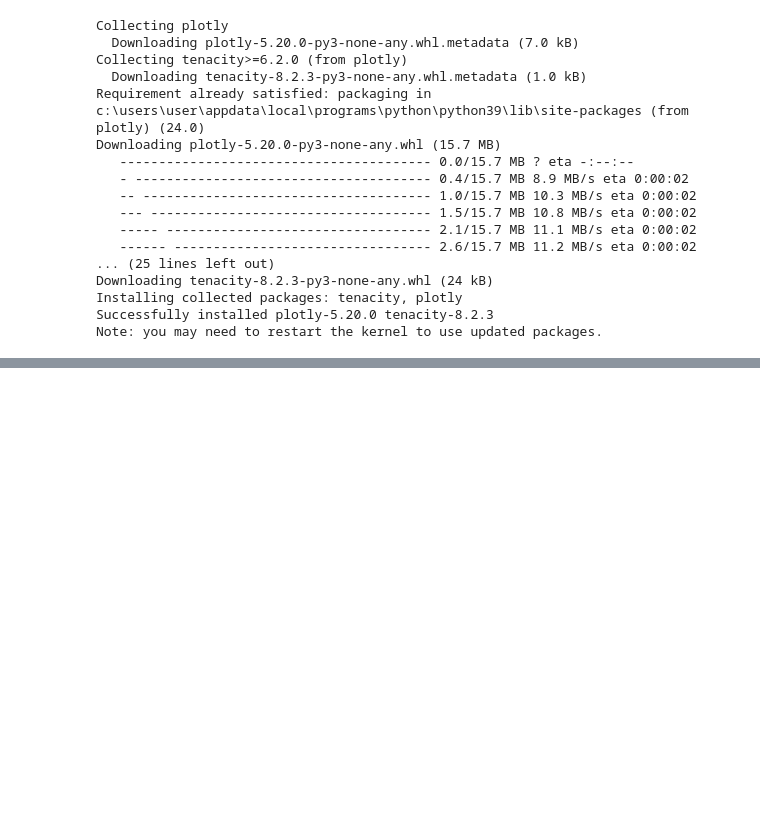
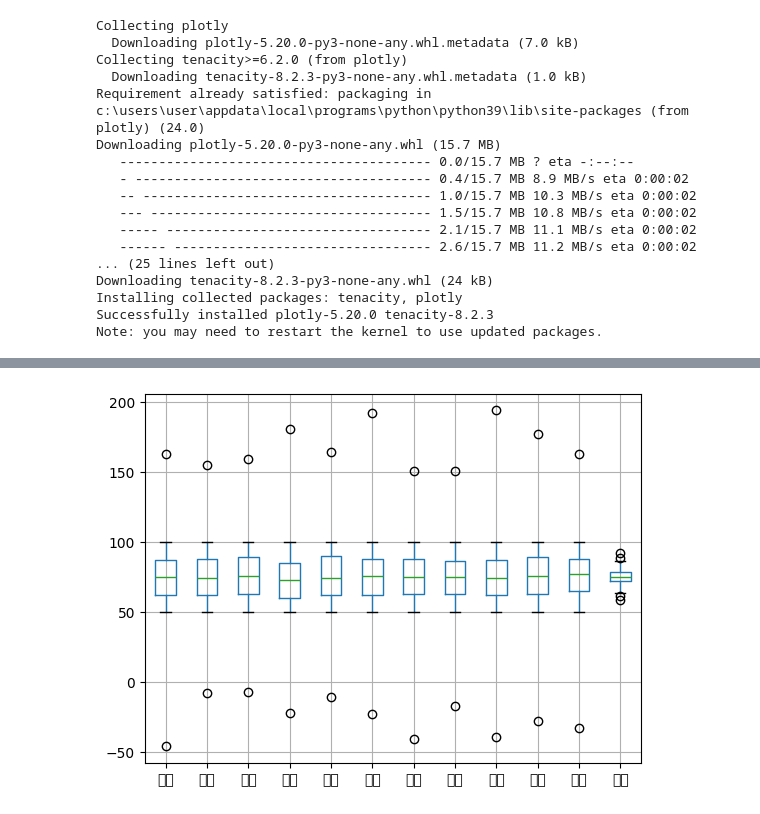
Before and after one commit to Minchae128/Practice_Python, a Jupyter notebook: 9. 9-10일차(240412-240415)/2. 실습/Pandas_실습응용.ipynb, the cells around one changed output, grey strips where cells are left out. Saved outputs shown, nothing was run; the diff lists cells and outputs as text; code cells hidden in the pictures; blank space fills up the shorter version.

```diff
--- a/9. 9-10일차(240412-240415)/2. 실습/Pandas_실습응용.ipynb
+++ b/9. 9-10일차(240412-240415)/2. 실습/Pandas_실습응용.ipynb
@@ -150,0 +270,12 @@ Note: you may need to restart the kernel to use updated packages.
+# %%
+import pandas as pd
+import matplotlib.pyplot as plt
+
+
+df = pd.read_csv('학생 점수.csv')
+
+# 이상치 박스 플롯으로 확인
+df.boxplot()
+plt.show()
+# %% [output]
+[figure, added]
```
Also changed, not shown: parts of 8 cells of this notebook.
